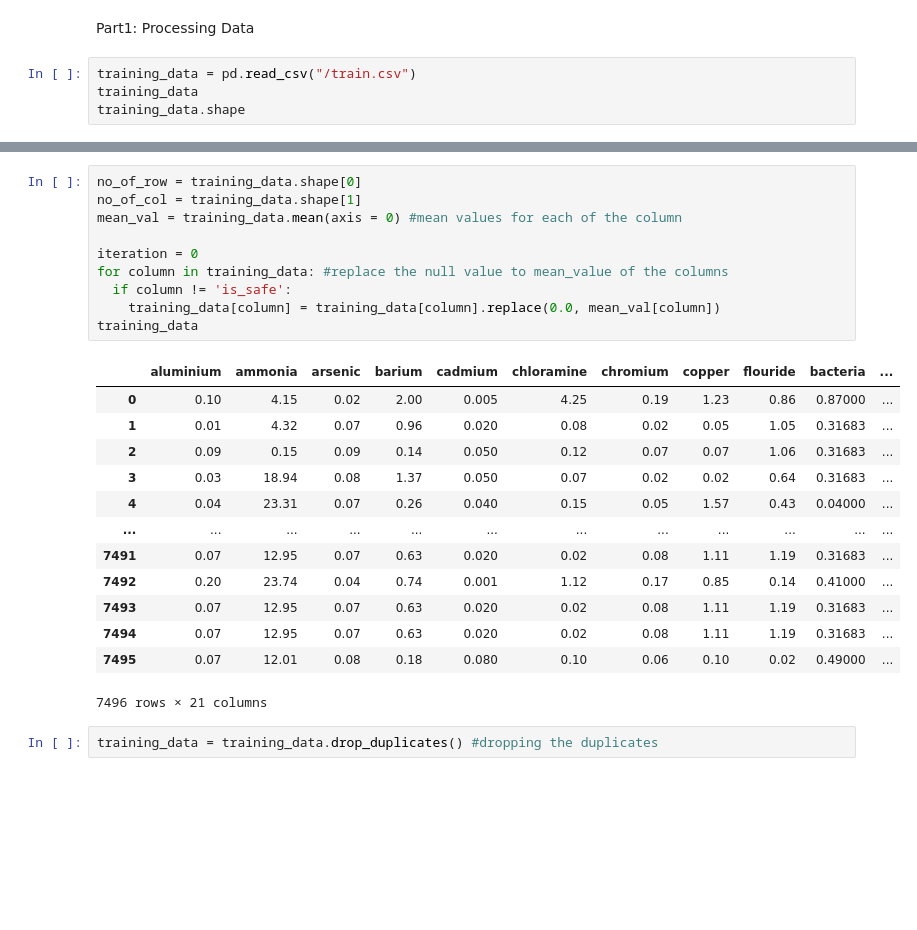
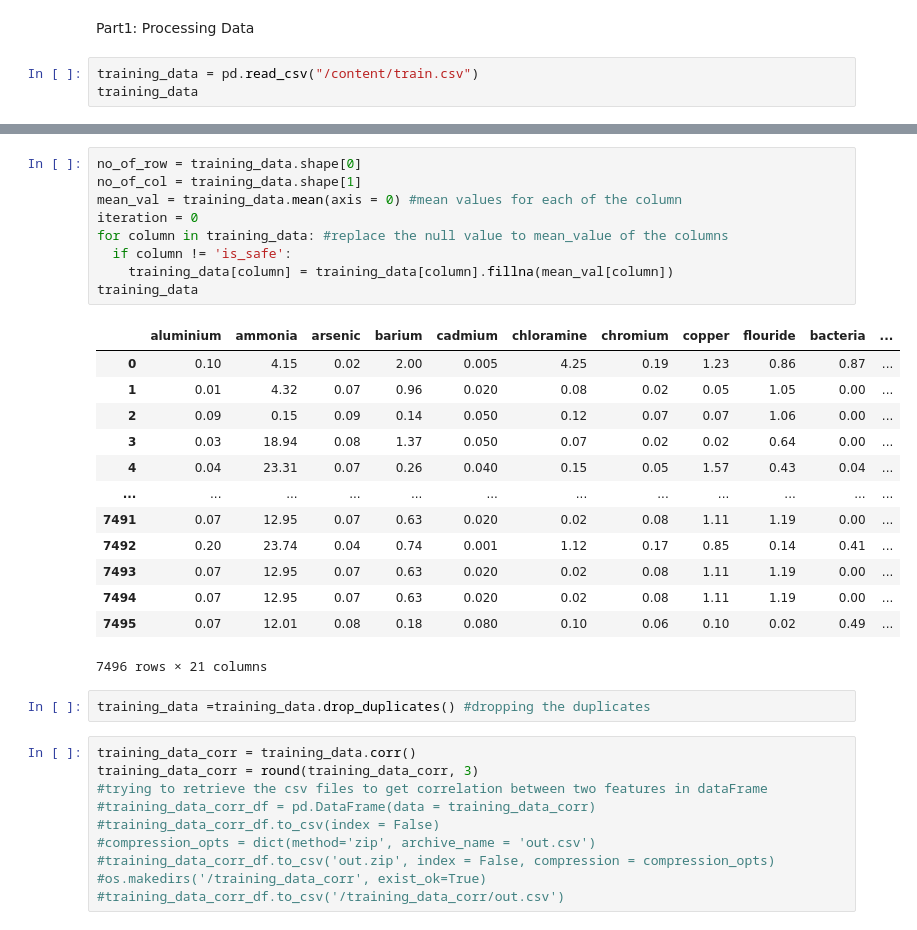
Before and after one commit to jjeongab/comp4211_pa1, a Jupyter notebook: comp4211_pa1.ipynb, the cells around one changed output, grey strips where cells are left out. Cells and saved outputs as stored; diff of their text form; blank space fills up the shorter version.

```diff
--- a/comp4211_pa1.ipynb
+++ b/comp4211_pa1.ipynb
@@ -27,7 +10,6 @@ import matplotlib.pyplot as plt
 # %% [markdown]
 Part1: Processing Data
 # %%
-training_data = pd.read_csv("/train.csv")
+training_data = pd.read_csv("/content/train.csv")
 training_data
-training_data.shape
 # %% [output]
@@ -35,26 +29,35 @@ training_data.shape
 # %%
 no_of_row = training_data.shape[0]
 no_of_col = training_data.shape[1]
 mean_val = training_data.mean(axis = 0) #mean values for each of the column
-
 iteration = 0
 for column in training_data: #replace the null value to mean_value of the columns
   if column != 'is_safe':
-    training_data[column] = training_data[column].replace(0.0, mean_val[column])
+    training_data[column] = training_data[column].fillna(mean_val[column])
 training_data
 # %% [output]
 |  | aluminium | ammonia | arsenic | barium | cadmium | chloramine | chromium | copper | flouride | bacteria | ... |
-| 0 | 0.10 | 4.15 | 0.02 | 2.00 | 0.005 | 4.25 | 0.19 | 1.23 | 0.86 | 0.87000 | ... |
-| 1 | 0.01 | 4.32 | 0.07 | 0.96 | 0.020 | 0.08 | 0.02 | 0.05 | 1.05 | 0.31683 | ... |
-| 2 | 0.09 | 0.15 | 0.09 | 0.14 | 0.050 | 0.12 | 0.07 | 0.07 | 1.06 | 0.31683 | ... |
-| 3 | 0.03 | 18.94 | 0.08 | 1.37 | 0.050 | 0.07 | 0.02 | 0.02 | 0.64 | 0.31683 | ... |
-| 4 | 0.04 | 23.31 | 0.07 | 0.26 | 0.040 | 0.15 | 0.05 | 1.57 | 0.43 | 0.04000 | ... |
+| 0 | 0.10 | 4.15 | 0.02 | 2.00 | 0.005 | 4.25 | 0.19 | 1.23 | 0.86 | 0.87 | ... |
+| 1 | 0.01 | 4.32 | 0.07 | 0.96 | 0.020 | 0.08 | 0.02 | 0.05 | 1.05 | 0.00 | ... |
+| 2 | 0.09 | 0.15 | 0.09 | 0.14 | 0.050 | 0.12 | 0.07 | 0.07 | 1.06 | 0.00 | ... |
+| 3 | 0.03 | 18.94 | 0.08 | 1.37 | 0.050 | 0.07 | 0.02 | 0.02 | 0.64 | 0.00 | ... |
+| 4 | 0.04 | 23.31 | 0.07 | 0.26 | 0.040 | 0.15 | 0.05 | 1.57 | 0.43 | 0.04 | ... |
 | ... | ... | ... | ... | ... | ... | ... | ... | ... | ... | ... | ... |
-| 7491 | 0.07 | 12.95 | 0.07 | 0.63 | 0.020 | 0.02 | 0.08 | 1.11 | 1.19 | 0.31683 | ... |
-| 7492 | 0.20 | 23.74 | 0.04 | 0.74 | 0.001 | 1.12 | 0.17 | 0.85 | 0.14 | 0.41000 | ... |
-| 7493 | 0.07 | 12.95 | 0.07 | 0.63 | 0.020 | 0.02 | 0.08 | 1.11 | 1.19 | 0.31683 | ... |
-| 7494 | 0.07 | 12.95 | 0.07 | 0.63 | 0.020 | 0.02 | 0.08 | 1.11 | 1.19 | 0.31683 | ... |
-| 7495 | 0.07 | 12.01 | 0.08 | 0.18 | 0.080 | 0.10 | 0.06 | 0.10 | 0.02 | 0.49000 | ... |
+| 7491 | 0.07 | 12.95 | 0.07 | 0.63 | 0.020 | 0.02 | 0.08 | 1.11 | 1.19 | 0.00 | ... |
+| 7492 | 0.20 | 23.74 | 0.04 | 0.74 | 0.001 | 1.12 | 0.17 | 0.85 | 0.14 | 0.41 | ... |
+| 7493 | 0.07 | 12.95 | 0.07 | 0.63 | 0.020 | 0.02 | 0.08 | 1.11 | 1.19 | 0.00 | ... |
+| 7494 | 0.07 | 12.95 | 0.07 | 0.63 | 0.020 | 0.02 | 0.08 | 1.11 | 1.19 | 0.00 | ... |
+| 7495 | 0.07 | 12.01 | 0.08 | 0.18 | 0.080 | 0.10 | 0.06 | 0.10 | 0.02 | 0.49 | ... |
 7496 rows × 21 columns
 # %%
-training_data = training_data.drop_duplicates() #dropping the duplicates
+training_data =training_data.drop_duplicates() #dropping the duplicates
+# %%
+training_data_corr = training_data.corr()
+training_data_corr = round(training_data_corr, 3)
+#trying to retrieve the csv files to get correlation between two features in dataFrame
+#training_data_corr_df = pd.DataFrame(data = training_data_corr)
+#training_data_corr_df.to_csv(index = False)
+#compression_opts = dict(method='zip', archive_name = 'out.csv')
+#training_data_corr_df.to_csv('out.zip', index = False, compression = compression_opts)
+#os.makedirs('/training_data_corr', exist_ok=True)
+#training_data_corr_df.to_csv('/training_data_corr/out.csv')
```
Also changed, not shown: parts of 76 cells of this notebook.
